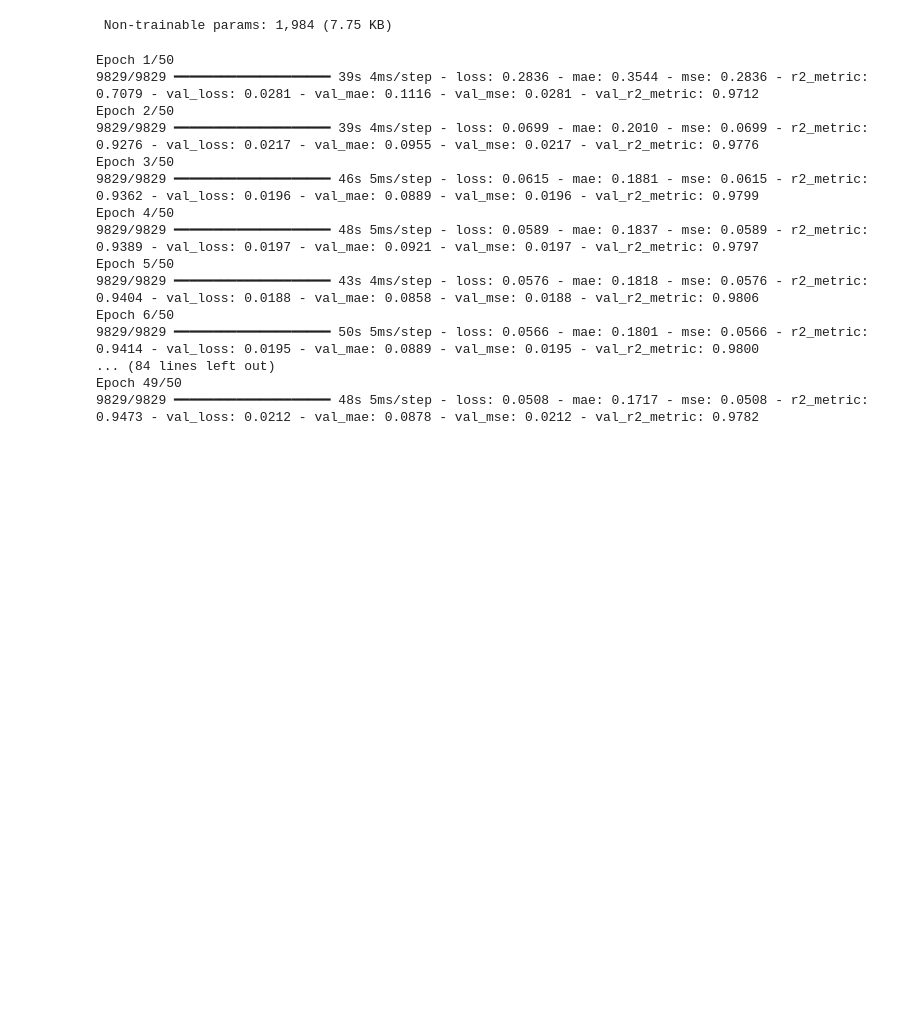
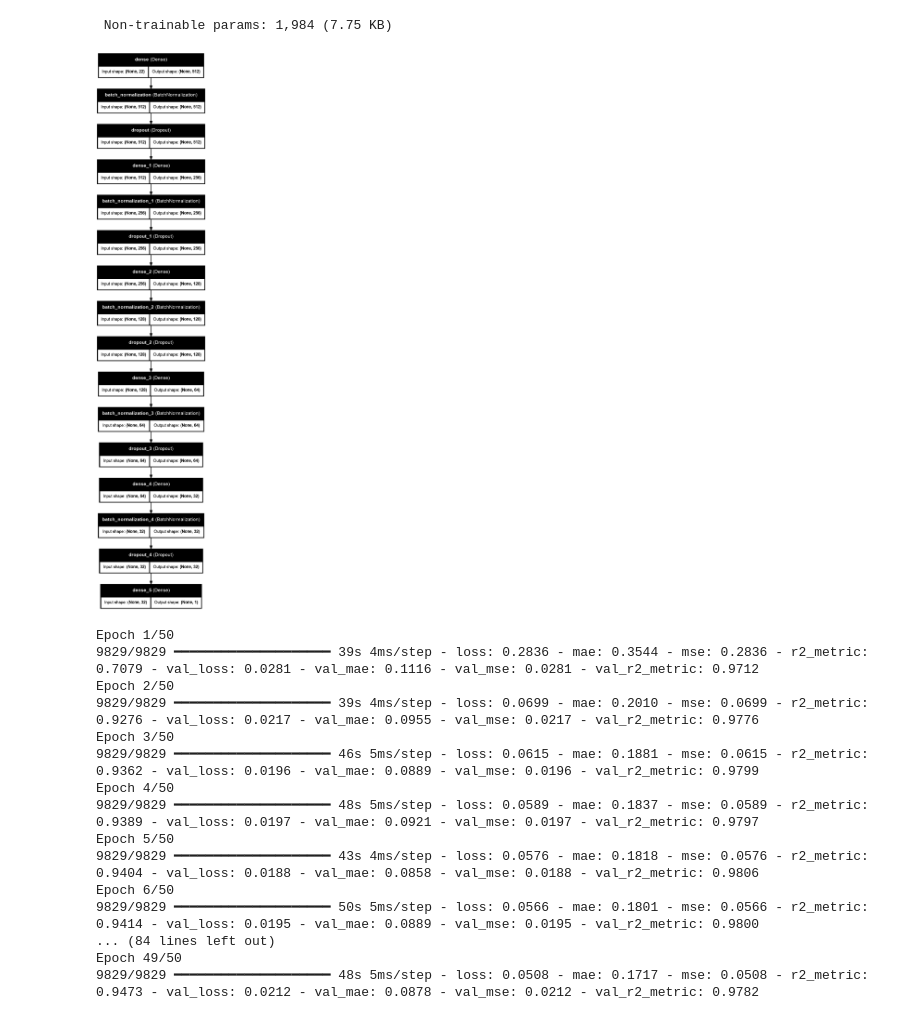
Before and after one commit to cristiano-nicolau/energy_consumption_prediction, a Jupyter notebook: FNN/FNN-model1.ipynb, the cells around one changed output. Cells and saved outputs as stored; diff of their text form; code cells hidden in the pictures; blank space fills up the shorter version.

```diff
--- a/FNN/FNN-model1.ipynb
+++ b/FNN/FNN-model1.ipynb
@@ -102,6 +102,17 @@ Model: "sequential"
  Total params: 190,337 (743.50 KB)
  Trainable params: 188,353 (735.75 KB)
  Non-trainable params: 1,984 (7.75 KB)
+# %%
+from tensorflow.keras.utils import plot_model
+plot_model(
+    model,
+    to_file='model1_architecture.png',
+    show_shapes=True,
+    show_layer_names=True,
+    dpi=96
+)
+# %% [output]
+[figure, added]
 # %%
 history = model.fit(
     X_train_scaled, y_train_scaled,
```
Also changed, not shown: parts of 1 cell of this notebook, 6 other files.
